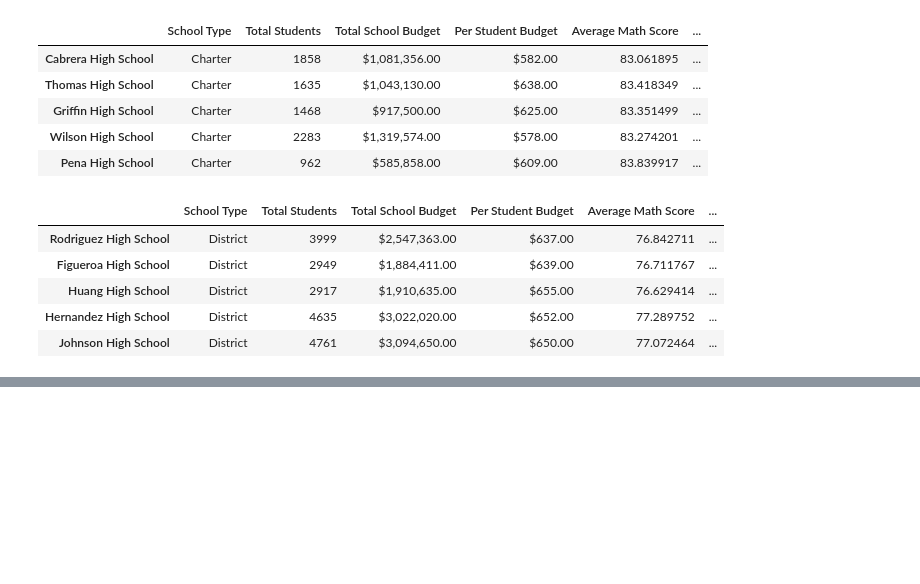
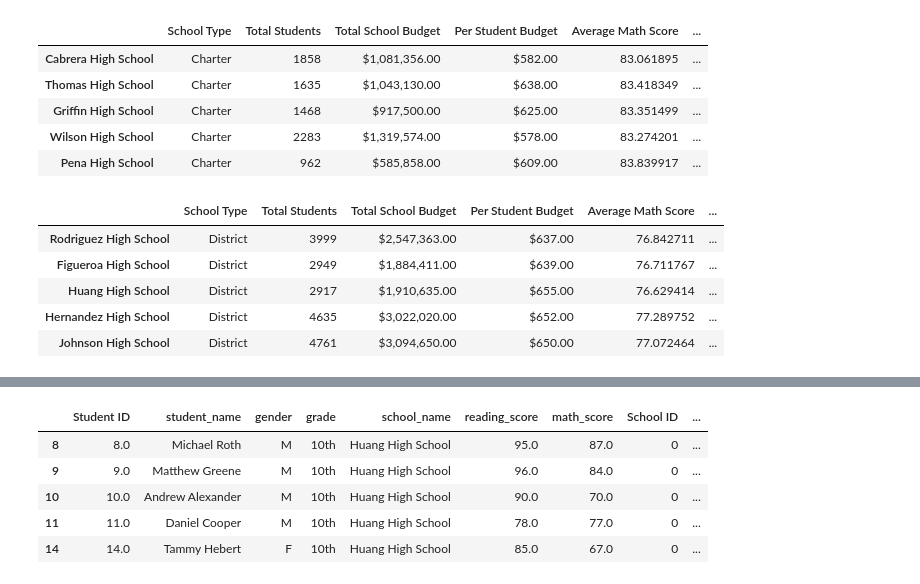
Before and after one commit to sflowers34/School_District_Analysis., a Jupyter notebook: PyCitySchools.ipynb, the cells around one changed output, grey strips where cells are left out. Drawn from its saved outputs; the diff is of its cells as text; code cells hidden in the pictures; blank space fills up the shorter version.

```diff
--- a/PyCitySchools.ipynb
+++ b/PyCitySchools.ipynb
@@ -898,0 +917,9 @@ bottom_schools.head()
+# %%
+tenth_graders.head()
+# %% [output]
+|  | Student ID | student_name | gender | grade | school_name | reading_score | math_score | School ID | ... |
+| 8 | 8.0 | Michael Roth | M | 10th | Huang High School | 95.0 | 87.0 | 0 | ... |
+| 9 | 9.0 | Matthew Greene | M | 10th | Huang High School | 96.0 | 84.0 | 0 | ... |
+| 10 | 10.0 | Andrew Alexander | M | 10th | Huang High School | 90.0 | 70.0 | 0 | ... |
+| 11 | 11.0 | Daniel Cooper | M | 10th | Huang High School | 78.0 | 77.0 | 0 | ... |
+| 14 | 14.0 | Tammy Hebert | F | 10th | Huang High School | 85.0 | 67.0 | 0 | ... |
```
Also changed, not shown: parts of 18 cells of this notebook.
